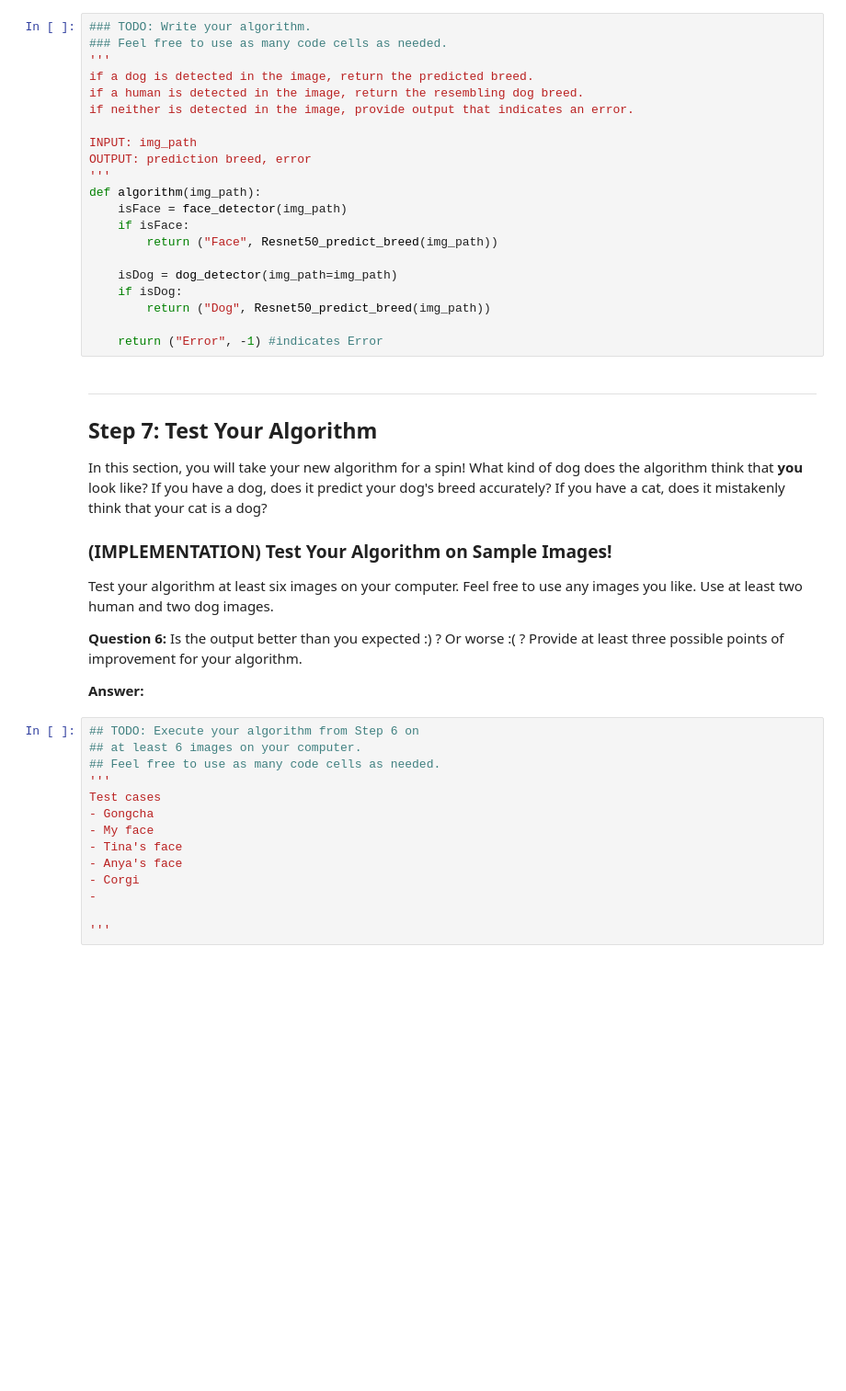
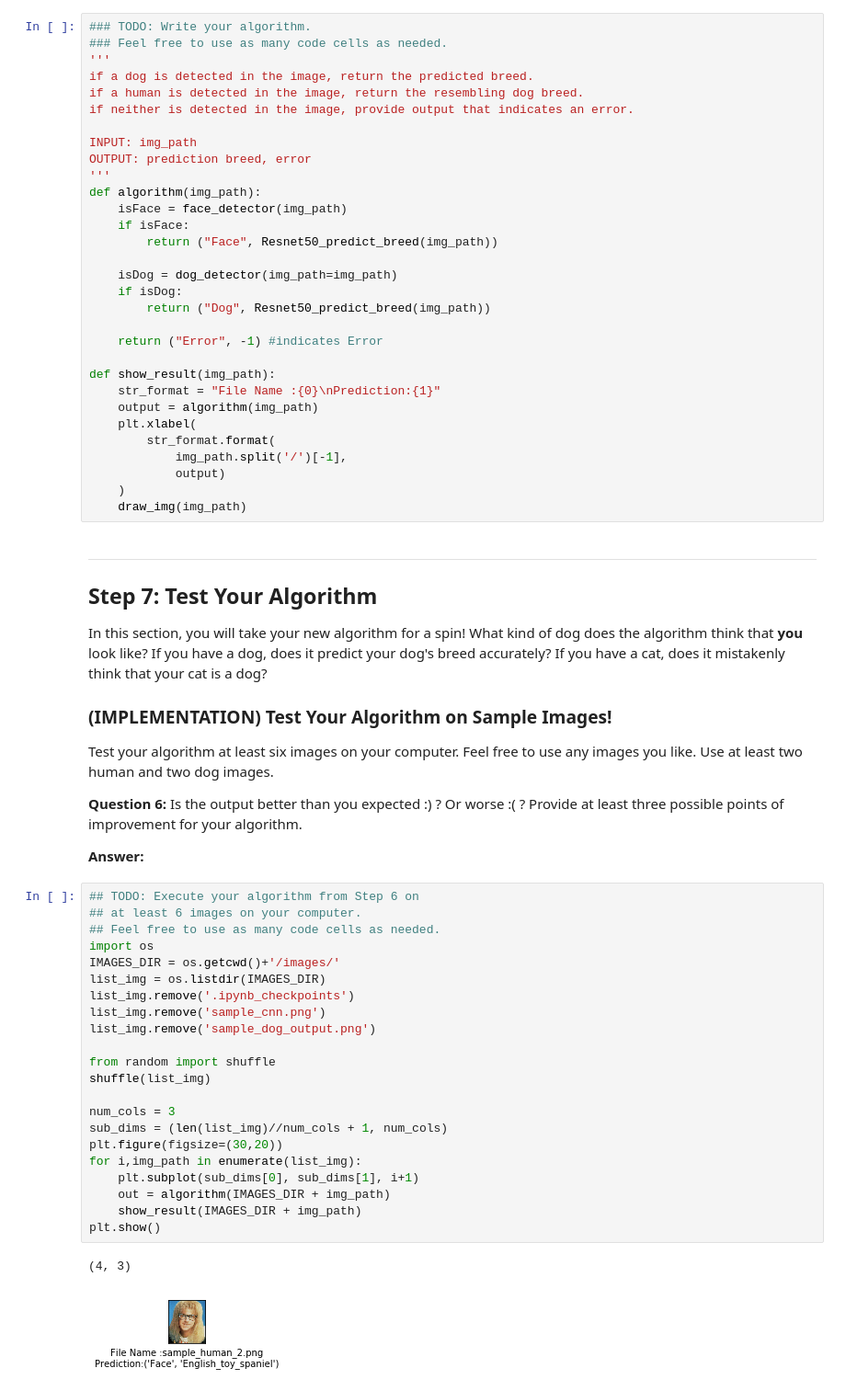
Before and after one commit to hungnguyendinh1999/Dog-breed-detection, a Jupyter notebook: notebook/dog_app.ipynb, the cells around one changed output. Shown: that part at 92% size. Cells and saved outputs as stored; diff of their text form; blank space fills up the shorter version.

```diff
--- a/notebook/dog_app.ipynb
+++ b/notebook/dog_app.ipynb
@@ -723,6 +813,16 @@ def algorithm(img_path):
         return ("Dog", Resnet50_predict_breed(img_path))
 
     return ("Error", -1) #indicates Error
+
+def show_result(img_path):
+    str_format = "File Name :{0}\nPrediction:{1}"
+    output = algorithm(img_path)
+    plt.xlabel(
+        str_format.format(
+            img_path.split('/')[-1],
+            output)
+    )
+    draw_img(img_path)
 # %% [markdown]
 ---
 <a id='step7'></a>
@@ -737,17 +837,28 @@ Test your algorithm at least six images on your computer.  Feel free to use any
 __Question 6:__ Is the output better than you expected :) ?  Or worse :( ?  Provide at least three possible points of improvement for your algorithm.
 
 __Answer:__
-# %%
-## TODO: Execute your algorithm from Step 6 on
-## at least 6 images on your computer.
-## Feel free to use as many code cells as needed.
-'''
-Test cases
-- Gongcha
-- My face
-- Tina's face
-- Anya's face
-- Corgi
--
-
-'''
+# %%
+## TODO: Execute your algorithm from Step 6 on
+## at least 6 images on your computer.
+## Feel free to use as many code cells as needed.
+import os
+IMAGES_DIR = os.getcwd()+'/images/'
+list_img = os.listdir(IMAGES_DIR)
+list_img.remove('.ipynb_checkpoints')
+list_img.remove('sample_cnn.png')
+list_img.remove('sample_dog_output.png')
+
+from random import shuffle
+shuffle(list_img)
+
+num_cols = 3
+sub_dims = (len(list_img)//num_cols + 1, num_cols)
+plt.figure(figsize=(30,20))
+for i,img_path in enumerate(list_img):
+    plt.subplot(sub_dims[0], sub_dims[1], i+1)
+    out = algorithm(IMAGES_DIR + img_path)
+    show_result(IMAGES_DIR + img_path)
+plt.show()
+# %% [output]
+(4, 3)
+[figure, added]
```
Also changed, not shown: parts of 28 cells of this notebook, 2 other files.
